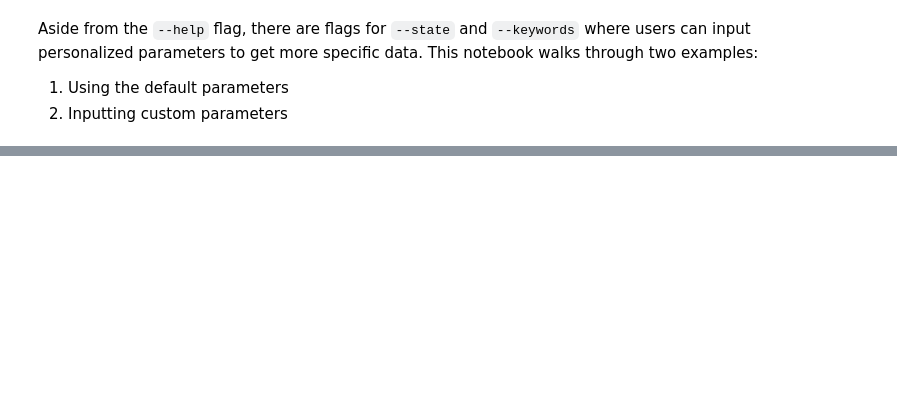
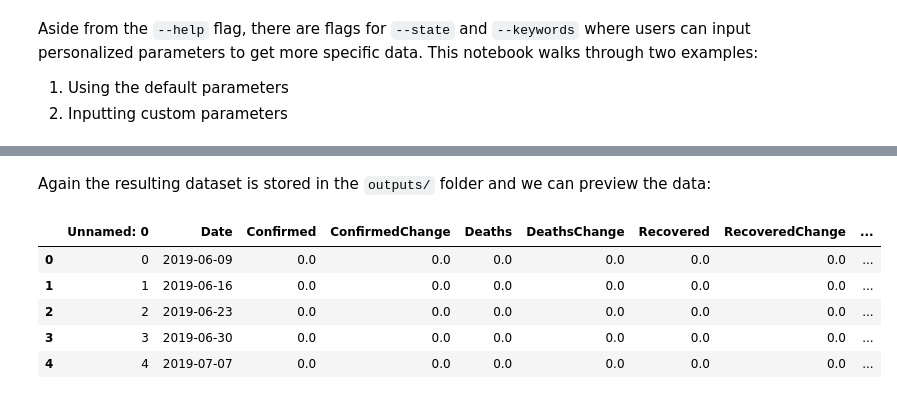
Before and after one commit to TaraWilson17/CoronavirusLifestyleImpacts, a Jupyter notebook: examples/example_of_coronavirus_lifestyle_impacts_package.ipynb, the cells around one changed output, grey strips where cells are left out. Saved outputs shown, nothing was run; the diff lists cells and outputs as text; code cells hidden in the pictures; blank space fills up the shorter version.

```diff
--- a/examples/example_of_coronavirus_lifestyle_impacts_package.ipynb
+++ b/examples/example_of_coronavirus_lifestyle_impacts_package.ipynb
@@ -64,4 +117,12 @@ The package also outputs a csv of all of the aggregated and cleaned data for fur
+# %% [markdown]
+Again the resulting dataset is stored in the `outputs/` folder and we can preview the data:
 # %%
-import pandas as pd
-output_data = pd.read_csv("/outputs/Washington_agg_data_frame.csv")
+output_data = pd.read_csv("./outputs/California_agg_data_frame.csv")
 output_data.head()
+# %% [output]
+|  | Unnamed: 0 | Date | Confirmed | ConfirmedChange | Deaths | DeathsChange | Recovered | RecoveredChange | ... |
+| 0 | 0 | 2019-06-09 | 0.0 | 0.0 | 0.0 | 0.0 | 0.0 | 0.0 | ... |
+| 1 | 1 | 2019-06-16 | 0.0 | 0.0 | 0.0 | 0.0 | 0.0 | 0.0 | ... |
+| 2 | 2 | 2019-06-23 | 0.0 | 0.0 | 0.0 | 0.0 | 0.0 | 0.0 | ... |
+| 3 | 3 | 2019-06-30 | 0.0 | 0.0 | 0.0 | 0.0 | 0.0 | 0.0 | ... |
+| 4 | 4 | 2019-07-07 | 0.0 | 0.0 | 0.0 | 0.0 | 0.0 | 0.0 | ... |
```
Also changed, not shown: parts of 19 cells of this notebook.
